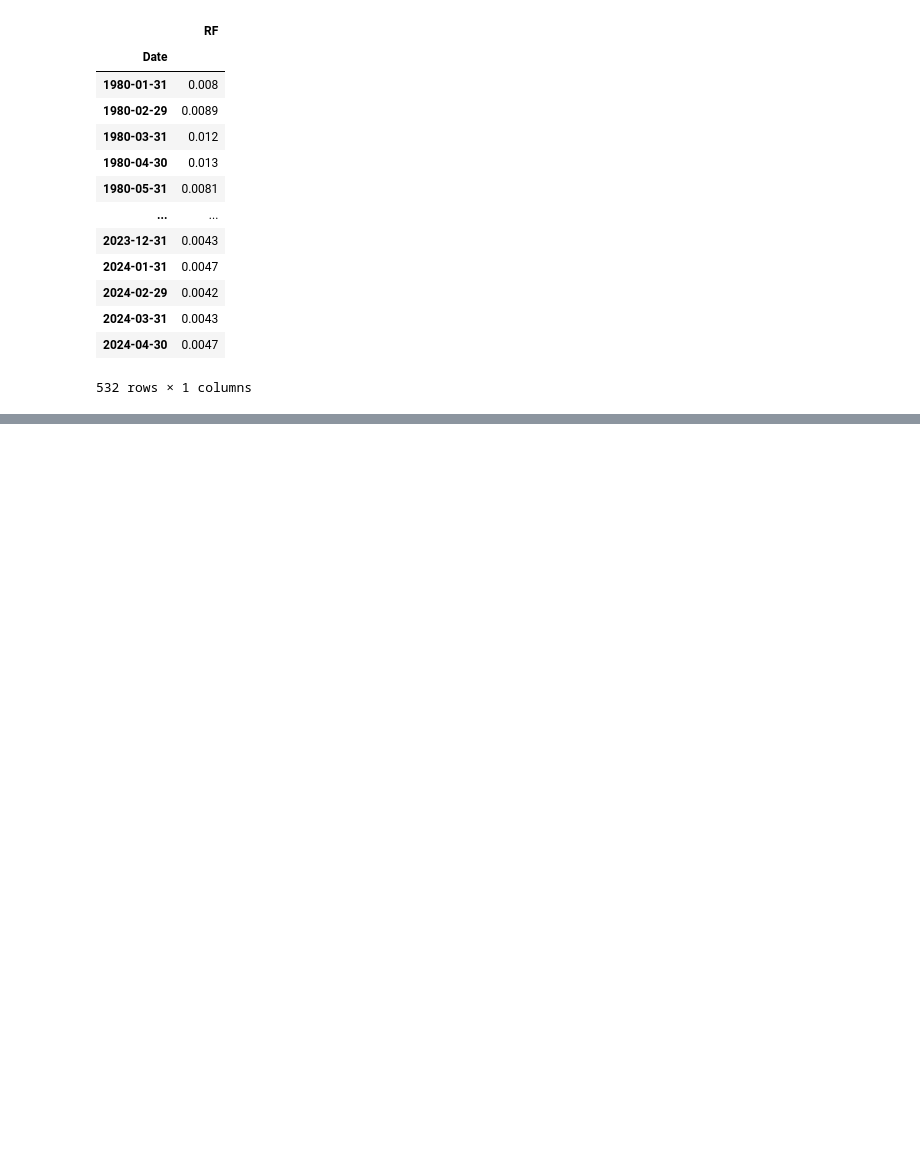
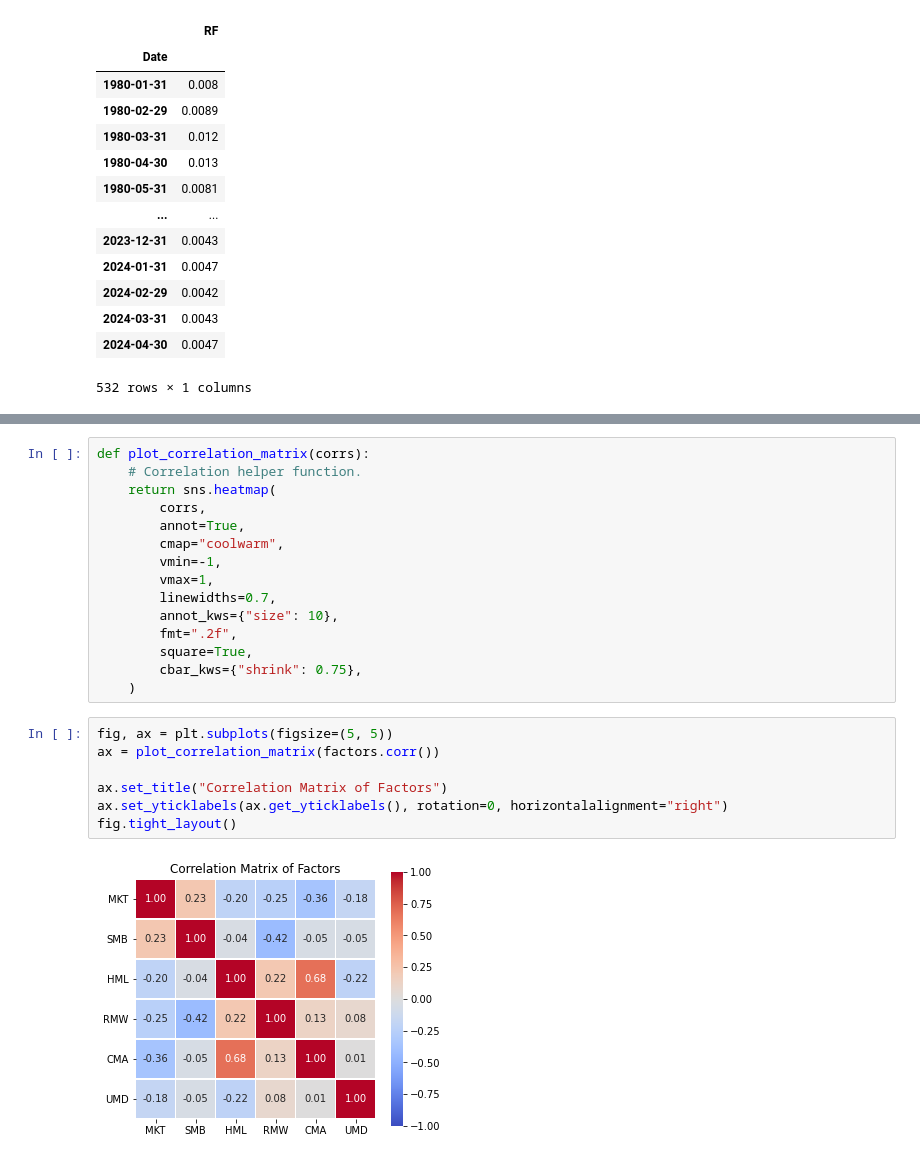
Before and after one commit to spknash/FINM-hw, a Jupyter notebook: HW3/scratch.ipynb, the cells around one changed output, grey strips where cells are left out. Cells and saved outputs as stored; diff of their text form; blank space fills up the shorter version.

```diff
--- a/HW3/scratch.ipynb
+++ b/HW3/scratch.ipynb
@@ -91,0 +100,24 @@ display(stats)
+# %%
+def plot_correlation_matrix(corrs):
+    # Correlation helper function.
+    return sns.heatmap(
+        corrs,
+        annot=True,
+        cmap="coolwarm",
+        vmin=-1,
+        vmax=1,
+        linewidths=0.7,
+        annot_kws={"size": 10},
+        fmt=".2f",
+        square=True,
+        cbar_kws={"shrink": 0.75},
+    )
+# %%
+fig, ax = plt.subplots(figsize=(5, 5))
+ax = plot_correlation_matrix(factors.corr())
+
+ax.set_title("Correlation Matrix of Factors")
+ax.set_yticklabels(ax.get_yticklabels(), rotation=0, horizontalalignment="right")
+fig.tight_layout()
+# %% [output]
+[figure, added]
```
Also changed, not shown: parts of 3 cells of this notebook, 1 other file.
